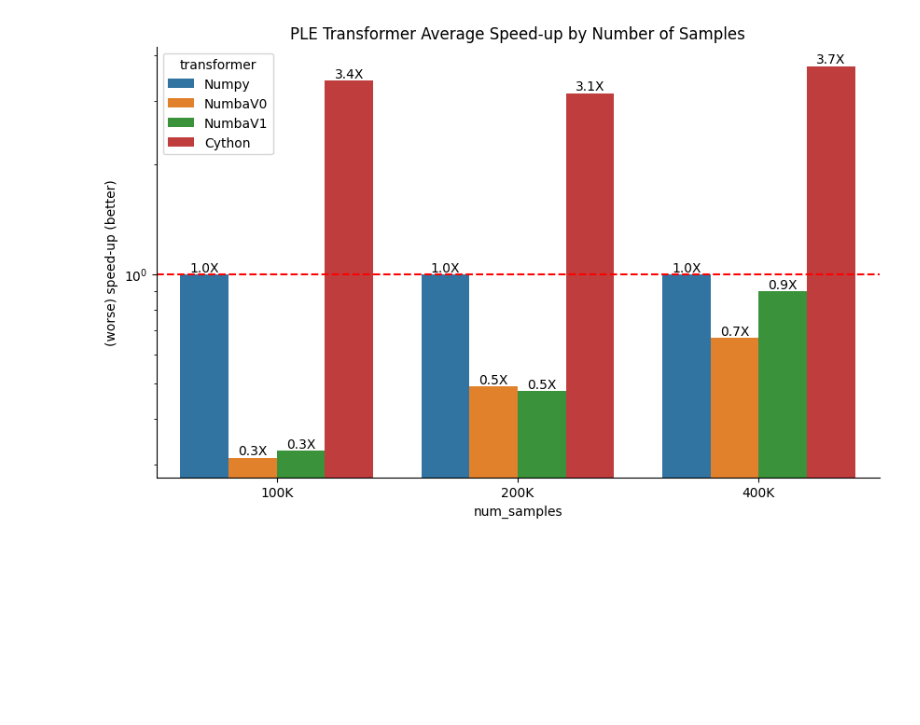
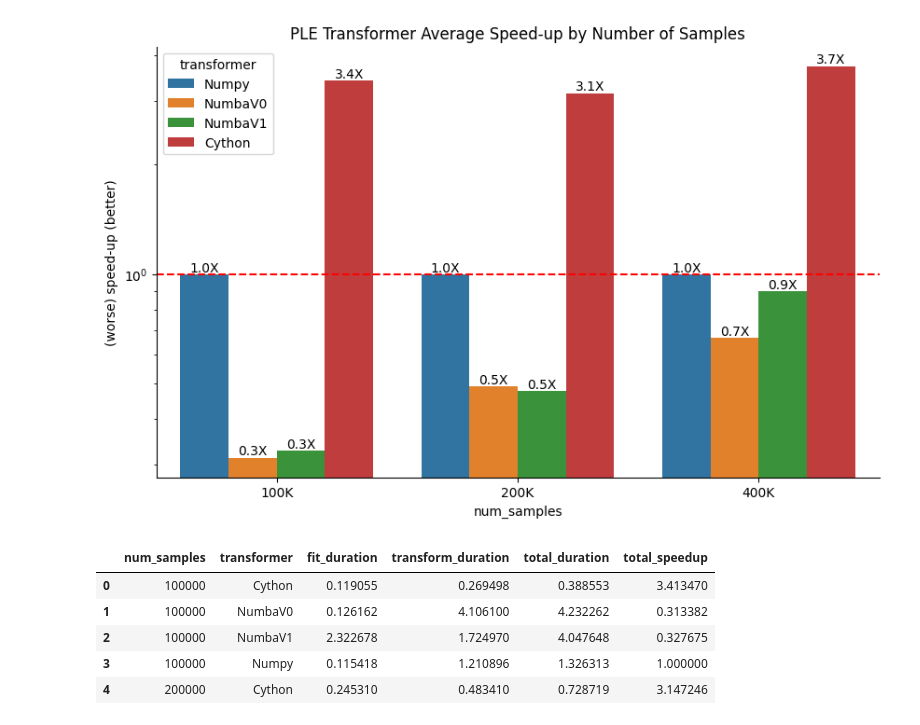
Before and after one commit to jimthompson5802/fast-python, a Jupyter notebook: ple/analyze_ple_test_scenarios.ipynb, the cells around one changed output. Drawn from its saved outputs; the diff is of its cells as text; code cells hidden in the pictures; blank space fills up the shorter version.

```diff
--- a/ple/analyze_ple_test_scenarios.ipynb
+++ b/ple/analyze_ple_test_scenarios.ipynb
@@ -172,3 +172,12 @@ plt.savefig('ple_transformer_speedup.png')
 plt.show()
 # %% [output]
 [figure]
+# %%
+results_df.head()
+# %% [output]
+|  | num_samples | transformer | fit_duration | transform_duration | total_duration | total_speedup |
+| 0 | 100000 | Cython | 0.119055 | 0.269498 | 0.388553 | 3.413470 |
+| 1 | 100000 | NumbaV0 | 0.126162 | 4.106100 | 4.232262 | 0.313382 |
+| 2 | 100000 | NumbaV1 | 2.322678 | 1.724970 | 4.047648 | 0.327675 |
+| 3 | 100000 | Numpy | 0.115418 | 1.210896 | 1.326313 | 1.000000 |
+| 4 | 200000 | Cython | 0.245310 | 0.483410 | 0.728719 | 3.147246 |
```
Also changed, not shown: parts of 1 cell of this notebook.
